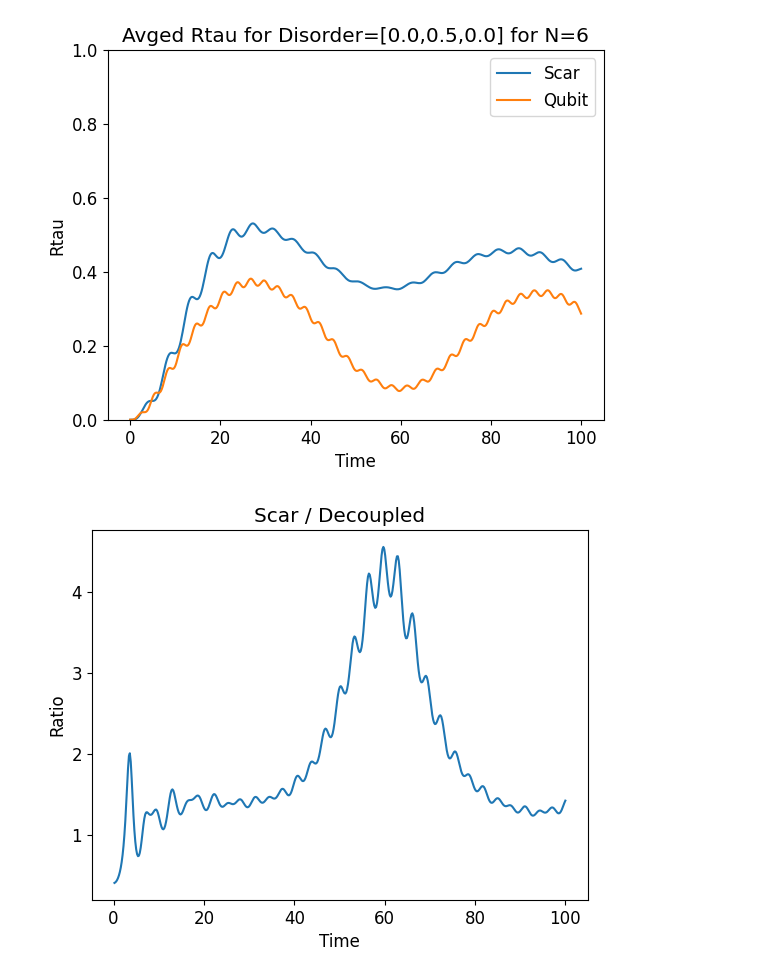
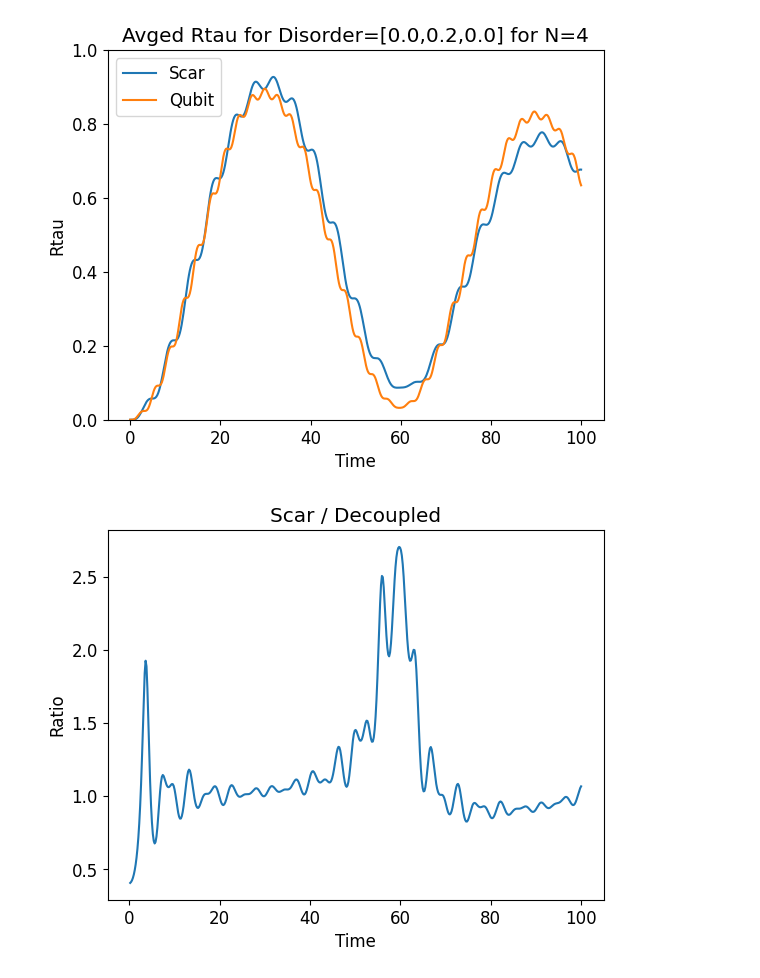
Before and after one commit to Idden/Quantum-Internship, a Jupyter notebook: Quantum_Batteries_Scars/disorder_tests/not_so_incredible_plot.ipynb, the cells around one changed output. Cells and saved outputs as stored; diff of their text form; code cells hidden in the pictures.

```diff
--- a/Quantum_Batteries_Scars/disorder_tests/not_so_incredible_plot.ipynb
+++ b/Quantum_Batteries_Scars/disorder_tests/not_so_incredible_plot.ipynb
@@ -5,7 +5,7 @@ import matplotlib.pyplot as plt
 from quantumScarFunctions import *
 from quantumScarsPlotting import *
 # %%
-N = 6
+N = 4
 wd = 0.6365091993031
 wm = 1.0
 freq_dis = 0.00
@@ -17,7 +17,7 @@ rand = True
 
 dz = 0.0
 dy = 0.0
-dx = 0.5
+dx = 0.2
 
 args = {"A": 0.1, "omega": wd}
 qargs = {"A": 0.1, "omega": wm}
@@ -67,6 +67,6 @@ plt.show()
 # %%
 dz = 0.0
-dy = 0.5
+dy = 0.2
 dx = 0.0
 
 full_scar = 0
@@ -82,33 +82,33 @@ for _ in range(reals):
 full_scar = full_scar / reals
 
 full_qubit = 0
 for _ in range(reals):
     qH0, qH1 = get_qubit_ham(N, wm=wm, ham_disorder=[dz, dy, dx], random_seed=rand, indv_qubits=indv_qubit)
     qeigenvalues, qeigenstates = qH0.eigenstates()
     qbandwidth = qeigenvalues[-1] - qeigenvalues[0]
 
     qH = qt.QobjEvo([qH0, [qH1, coeff]], args=qargs)
     qpsi_t = qt.sesolve(qH, qeigenstates[0], tlist, e_ops=[qH0])
     Rtau_qubit = np.array(np.real(qpsi_t.expect[0] - qpsi_t.expect[0][0]) / qbandwidth)
     full_qubit += Rtau_qubit
 
 full_qubit = full_qubit / reals
 
 plt.title(f"Avged Rtau for Disorder=[{dz},{dy},{dx}] for N={N}")
 plt.xlabel("Time")
 plt.ylabel("Rtau")
 plt.plot(tlist, full_scar, label="Scar")
 plt.plot(tlist, full_qubit, label="Qubit")
 plt.legend()
 plt.ylim(0, 1)
 plt.show()
 
 plt.title("Scar / Decoupled")
 plt.xlabel("Time")
 plt.ylabel("Ratio")
 plt.plot(tlist, full_scar / full_qubit)
 plt.show()
 # %% [output]
-[figure, old version]
+[figure, new version]
-[figure, old version]
+[figure, new version]
 # %%
```
Also changed, not shown: parts of 2 cells of this notebook, 3 other files.
